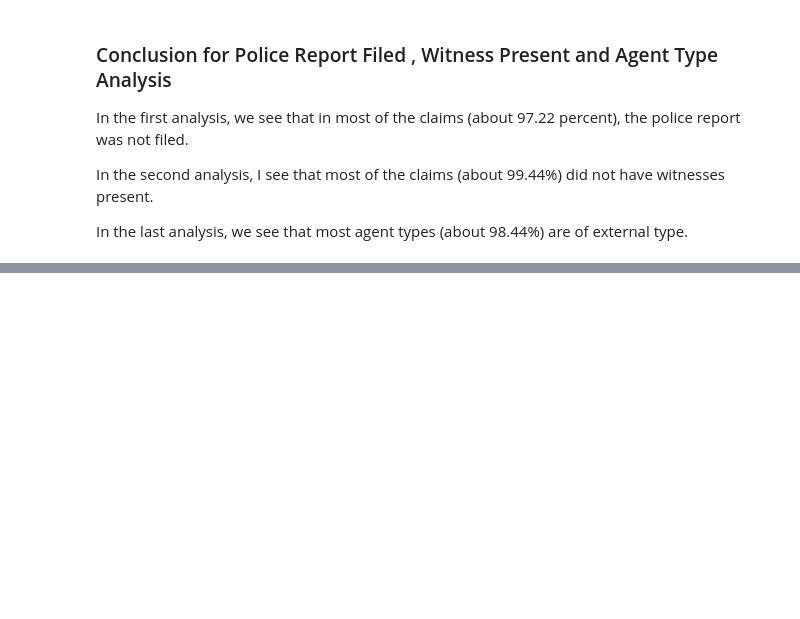
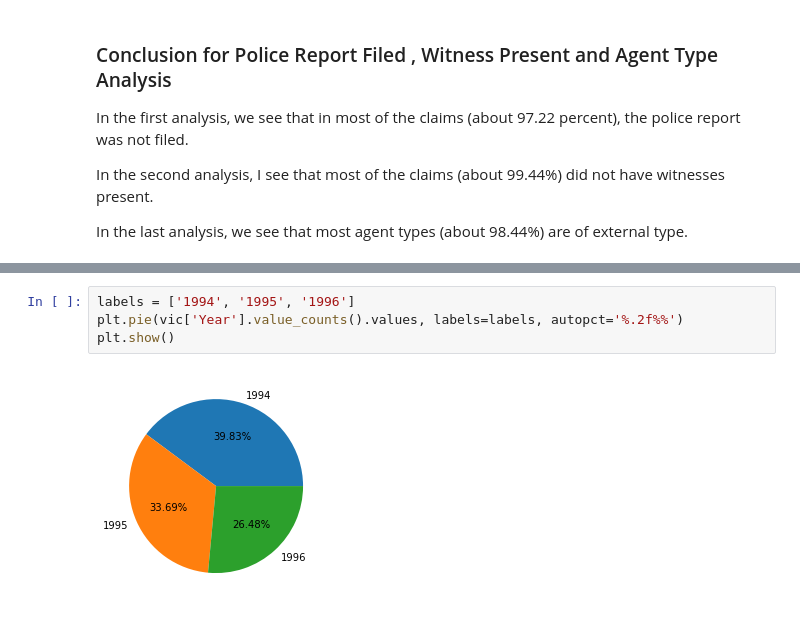
Before and after one commit to MohammadRouintan/Vehicle-Insurance-Claim-Fraud-Detection-Classification, a Jupyter notebook: VehicleInsuranceEDA.ipynb, the cells around one changed output, grey strips where cells are left out. Saved outputs shown, nothing was run; the diff lists cells and outputs as text; blank space fills up the shorter version.

```diff
--- a/Vehicle Insurance.ipynb
+++ b/VehicleInsuranceEDA.ipynb
@@ -1294,0 +1383,6 @@ In the last analysis, we see that most agent types (about 98.44%) are of externa
+# %%
+labels = ['1994', '1995', '1996']
+plt.pie(vic['Year'].value_counts().values, labels=labels, autopct='%.2f%%')
+plt.show()
+# %% [output]
+[figure, added]
```
Also changed, not shown: parts of 11 cells of this notebook.
